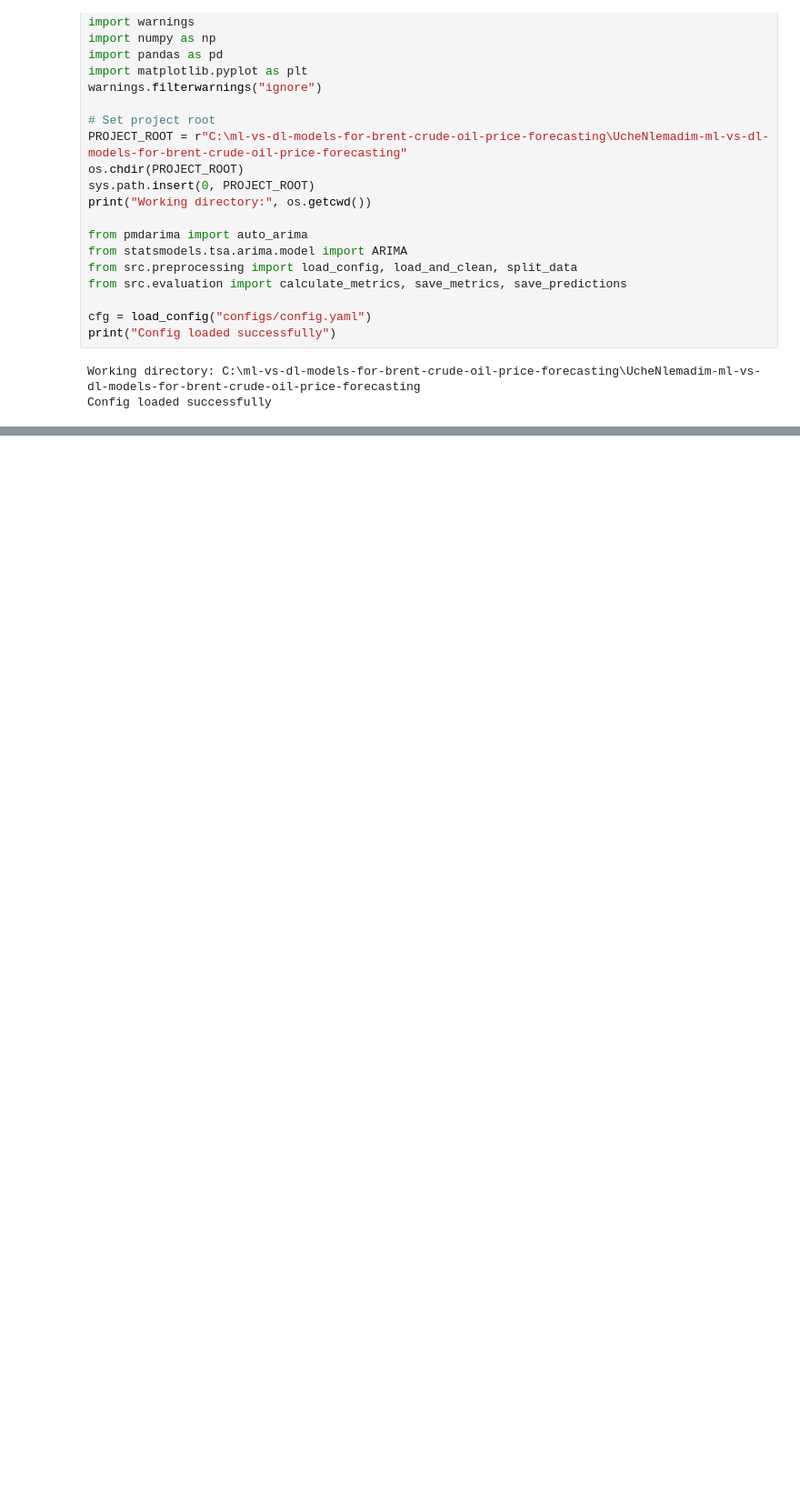
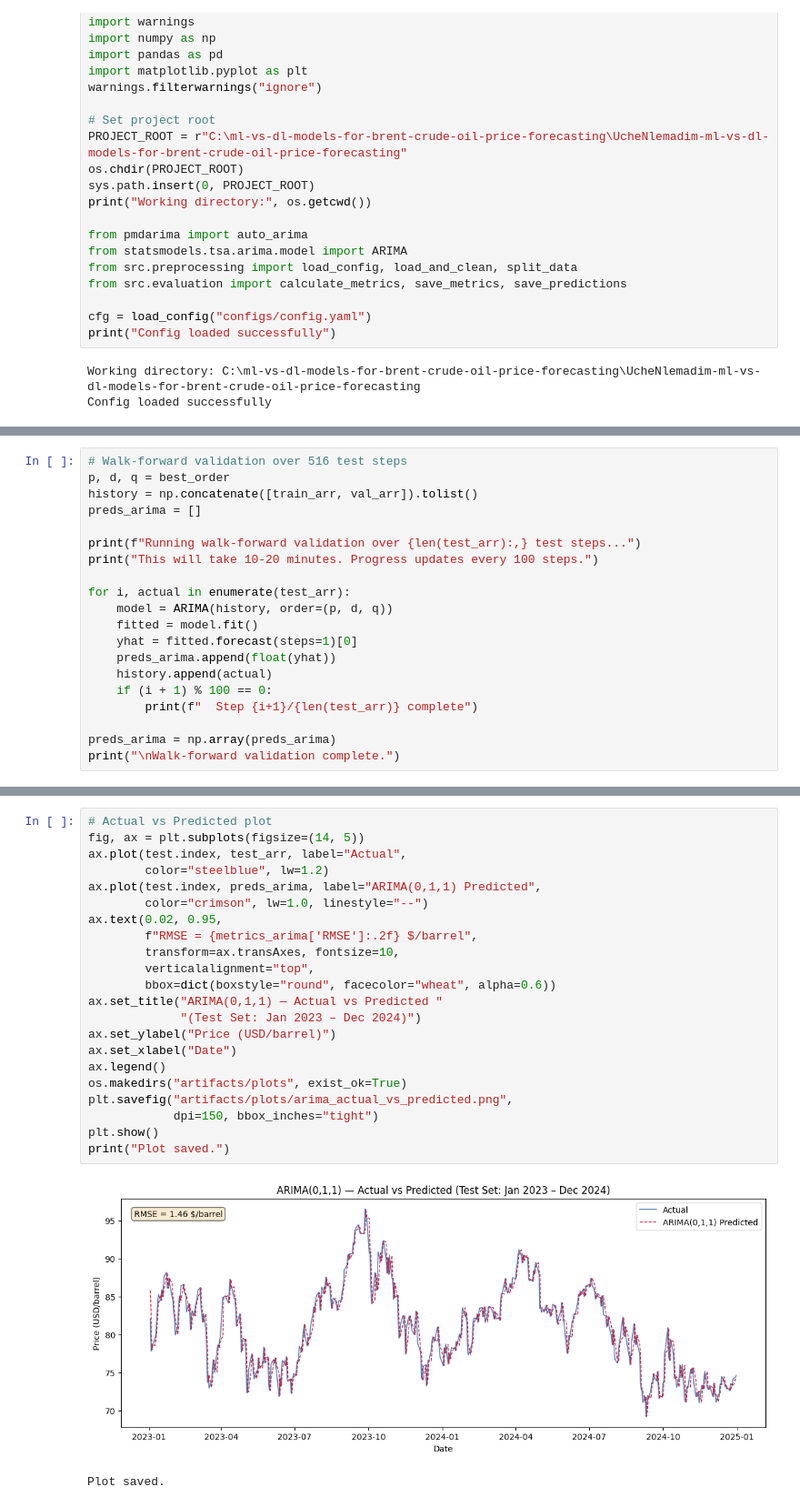
Before and after one commit to UcheNlemadim/UcheNlemadim-ml-vs-dl-models-for-brent-crude-oil-price-forecasting, a Jupyter notebook: notebooks/03_arima_baseline.ipynb, the cells around one changed output, grey strips where cells are left out. Shown at 91% size. Drawn from its saved outputs; the diff is of its cells as text; blank space fills up the shorter version.

Commit message:
Complete NB03: ARIMA(0,1,1) baseline, walk-forward validation, RMSE=1.46

```diff
--- a/notebooks/03_arima_baseline.ipynb
+++ b/notebooks/03_arima_baseline.ipynb
@@ -55,0 +97,20 @@ Config loaded successfully
+# %%
+# Walk-forward validation over 516 test steps
+p, d, q = best_order
+history = np.concatenate([train_arr, val_arr]).tolist()
+preds_arima = []
+
+print(f"Running walk-forward validation over {len(test_arr):,} test steps...")
+print("This will take 10-20 minutes. Progress updates every 100 steps.")
+
+for i, actual in enumerate(test_arr):
+    model = ARIMA(history, order=(p, d, q))
+    fitted = model.fit()
+    yhat = fitted.forecast(steps=1)[0]
+    preds_arima.append(float(yhat))
+    history.append(actual)
+    if (i + 1) % 100 == 0:
+        print(f"  Step {i+1}/{len(test_arr)} complete")
+
+preds_arima = np.array(preds_arima)
+print("\nWalk-forward validation complete.")
@@ -55,0 +153,25 @@ Config loaded successfully
+# %%
+# Actual vs Predicted plot
+fig, ax = plt.subplots(figsize=(14, 5))
+ax.plot(test.index, test_arr, label="Actual",
+        color="steelblue", lw=1.2)
+ax.plot(test.index, preds_arima, label="ARIMA(0,1,1) Predicted",
+        color="crimson", lw=1.0, linestyle="--")
+ax.text(0.02, 0.95,
+        f"RMSE = {metrics_arima['RMSE']:.2f} $/barrel",
+        transform=ax.transAxes, fontsize=10,
+        verticalalignment="top",
+        bbox=dict(boxstyle="round", facecolor="wheat", alpha=0.6))
+ax.set_title("ARIMA(0,1,1) — Actual vs Predicted "
+             "(Test Set: Jan 2023 – Dec 2024)")
+ax.set_ylabel("Price (USD/barrel)")
+ax.set_xlabel("Date")
+ax.legend()
+os.makedirs("artifacts/plots", exist_ok=True)
+plt.savefig("artifacts/plots/arima_actual_vs_predicted.png",
+            dpi=150, bbox_inches="tight")
+plt.show()
+print("Plot saved.")
+# %% [output]
+[figure, added]
+Plot saved.
```
Also changed, not shown: parts of 6 cells of this notebook, 3 other files.
